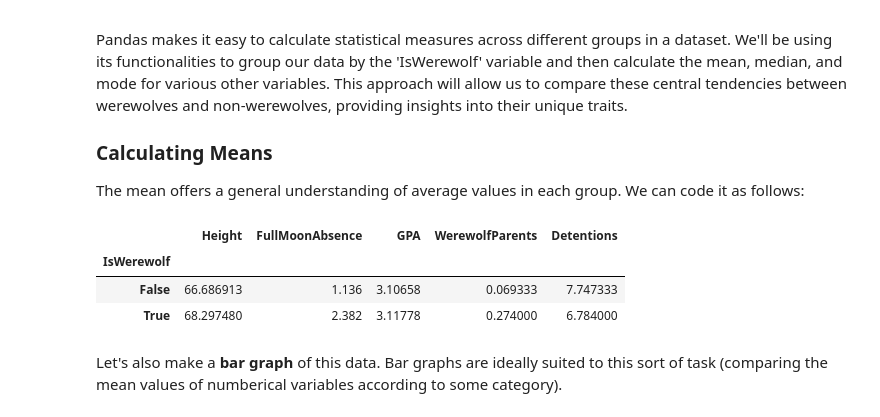
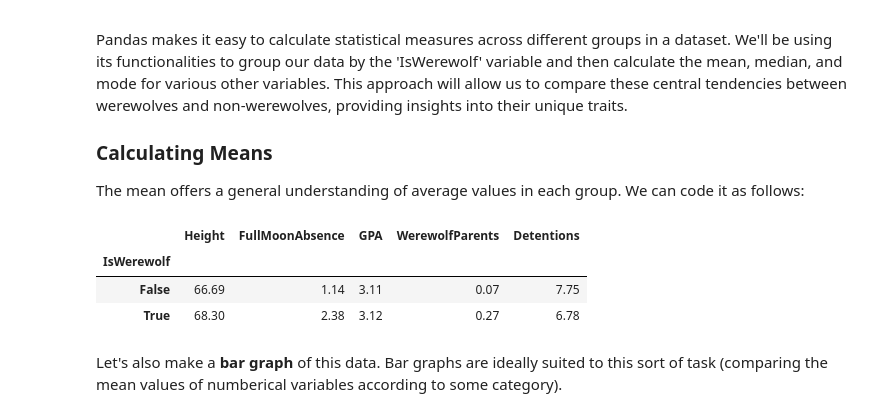
Before and after one commit to brendanpshea/A-Little-More-Logical, a Jupyter notebook: StatisticsWithWerewolves.ipynb, the cells around one changed output. Saved outputs shown, nothing was run; the diff lists cells and outputs as text; code cells hidden in the pictures.

```diff
--- a/StatisticsWithWerewolves.ipynb
+++ b/StatisticsWithWerewolves.ipynb
@@ -112,12 +108,12 @@ Pandas makes it easy to calculate statistical measures across different groups i
 The mean offers a general understanding of average values in each group. We can code it as follows:
 # %%
 mean_values = school_df.groupby('IsWerewolf').mean(numeric_only=True)
-mean_values
+round(mean_values,2)
 # %% [output]
 |  | Height | FullMoonAbsence | GPA | WerewolfParents | Detentions |
 | IsWerewolf |  |  |  |  |  |
-| False | 66.686913 | 1.136 | 3.10658 | 0.069333 | 7.747333 |
-| True | 68.297480 | 2.382 | 3.11778 | 0.274000 | 6.784000 |
+| False | 66.69 | 1.14 | 3.11 | 0.07 | 7.75 |
+| True | 68.30 | 2.38 | 3.12 | 0.27 | 6.78 |
 # %% [markdown]
 Let's also make a **bar graph** of this data. Bar graphs are ideally suited to this sort of task (comparing the mean values of numberical variables according to some category).
 # %%
```
Also changed, not shown: parts of 6 cells of this notebook.
